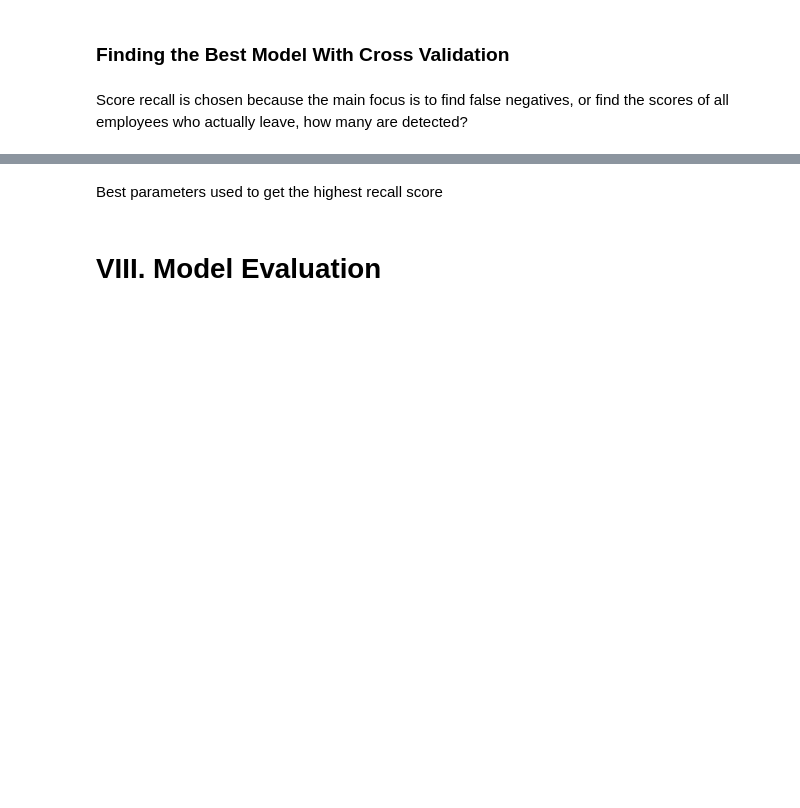
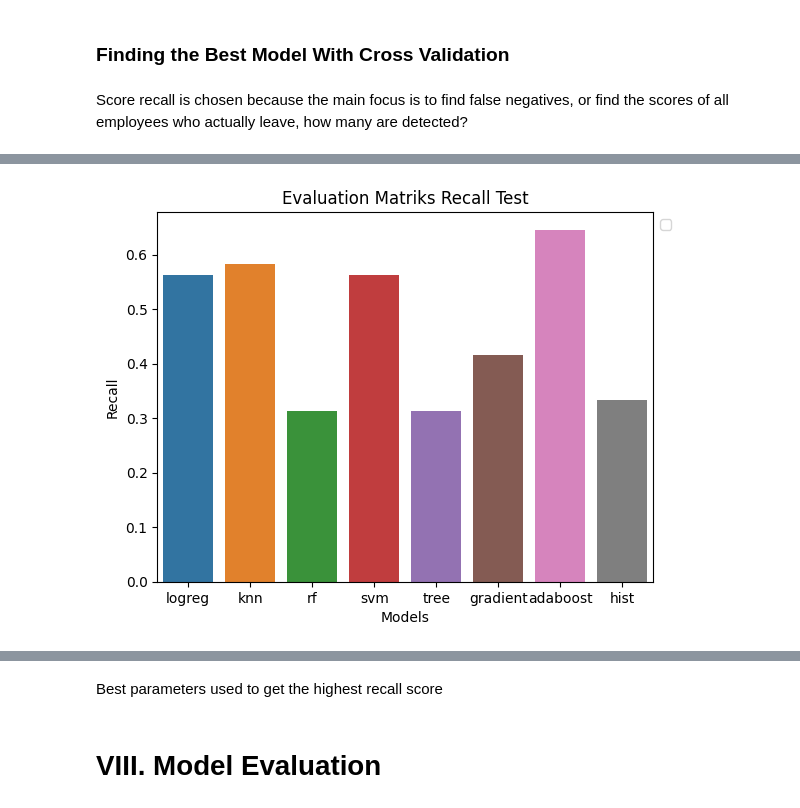
Before and after one commit to ifananwar/Predicting-Employee-Attrition, a Jupyter notebook: notebook.ipynb, the cells around one changed output, grey strips where cells are left out. Cells and saved outputs as stored; diff of their text form; code cells hidden in the pictures; blank space fills up the shorter version.

```diff
--- a/notebook.ipynb
+++ b/notebook.ipynb
@@ -941,0 +1161,33 @@ Gradient Boosting is also tree-based but slightly more stable, although it still
+# %%
+eval_results = []
+
+dataset = {
+    'train' : (X_train, y_train),
+    'test' : (X_test, y_test)
+}
+
+for name, model in models.items():
+    pipeline = ImbPipeline([
+        ('smotenc', smotenc),
+        ('preproses', preproses),
+        ('classifier', model)
+    ])
+
+    pipeline.fit(X_train, y_train)
+
+    for data, (X, y) in dataset.items():
+        y_pred = pipeline.predict(X)
+
+        y_prob = pipeline.predict_proba(X)[:, 1]
+        auc = roc_auc_score(y, y_prob)
+
+        report = classification_report(y, y_pred, output_dict=True)
+        eval_results.append({
+            'Model': name,
+            'Dataset': data,
+            'Recall': report['1']['recall'],
+            'AUC': auc
+        })
+
+df_results = pd.DataFrame(eval_results)
+df_results
@@ -941,0 +1212,10 @@ Gradient Boosting is also tree-based but slightly more stable, although it still
+# %%
+# Creating a barplot visualization
+sns.barplot(data=df_results[df_results['Dataset']=='test'], x='Model' , y='Recall', hue='Model')
+plt.title('Evaluation Matriks Recall Test')
+plt.legend(loc='upper left', bbox_to_anchor=(1, 1))
+plt.xlabel('Models')
+plt.ylabel('Recall')
+plt.show()
+# %% [output]
+[figure, added]
```
Also changed, not shown: parts of 68 cells of this notebook, 2 other files.
